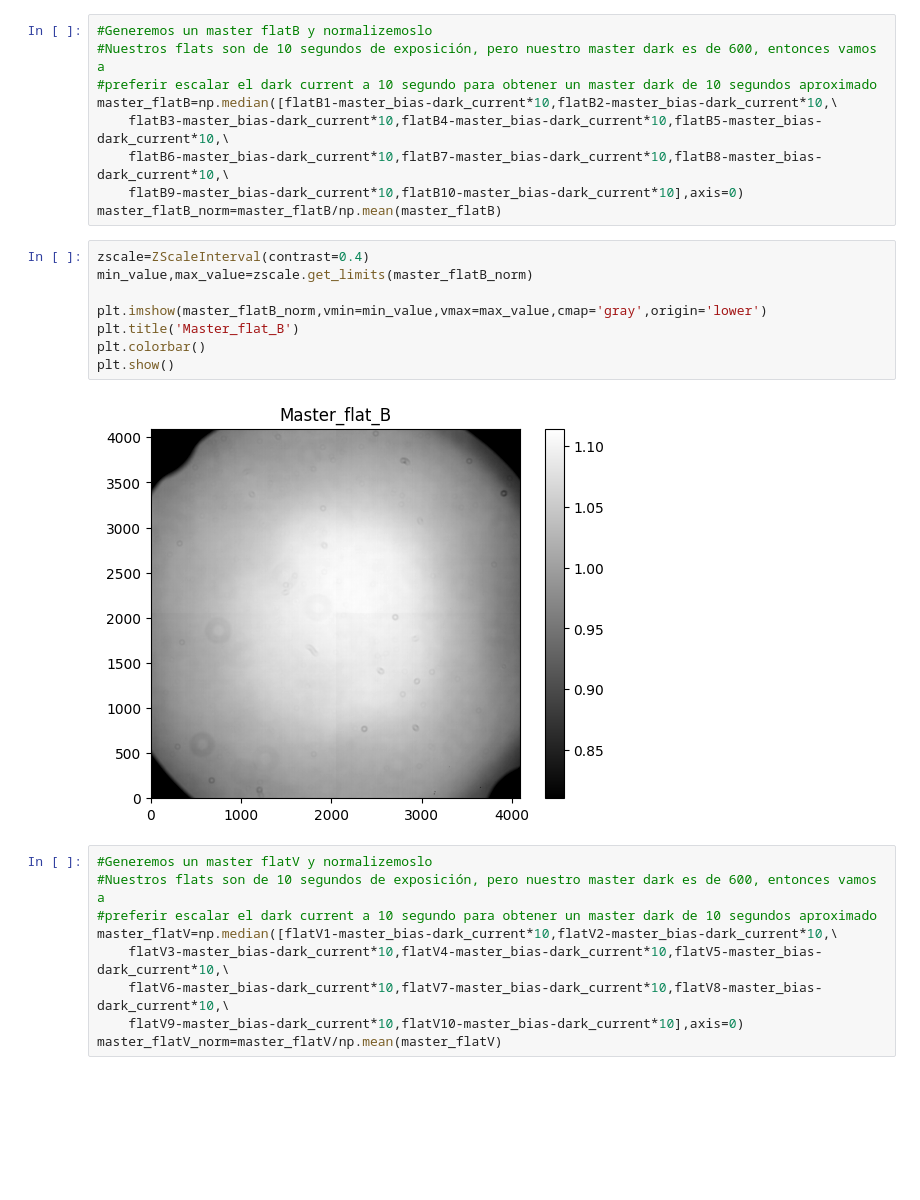
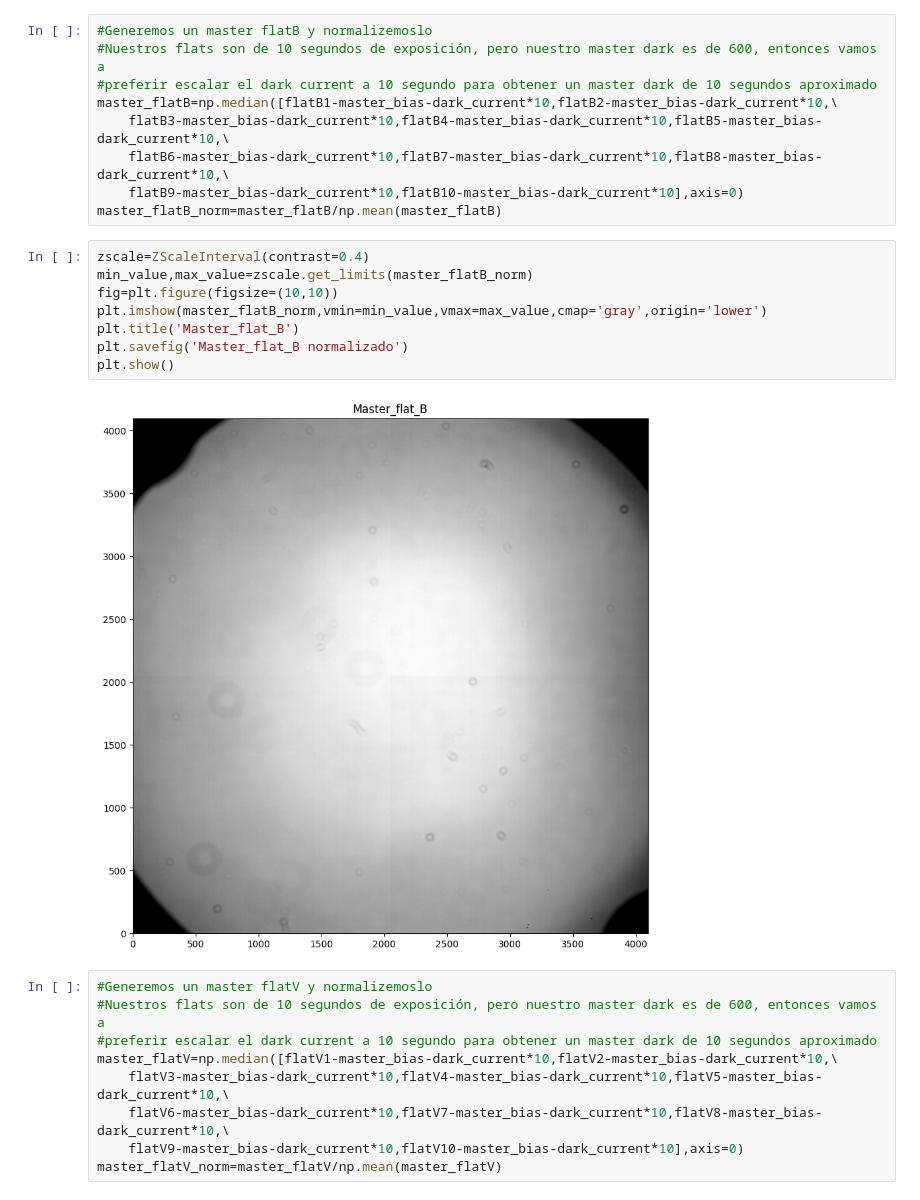
Before and after one commit to Bnyio/Instrumentacion2024, a Jupyter notebook: Master_Flats.ipynb, the cells around one changed output. Saved outputs shown, nothing was run; the diff lists cells and outputs as text; blank space fills up the shorter version.

```diff
--- a/Master_Flats.ipynb
+++ b/Master_Flats.ipynb
@@ -47,13 +47,13 @@ master_flatB_norm=master_flatB/np.mean(master_flatB)
 # %%
 zscale=ZScaleInterval(contrast=0.4)
 min_value,max_value=zscale.get_limits(master_flatB_norm)
-
+fig=plt.figure(figsize=(10,10))
 plt.imshow(master_flatB_norm,vmin=min_value,vmax=max_value,cmap='gray',origin='lower')
 plt.title('Master_flat_B')
-plt.colorbar()
+plt.savefig('Master_flat_B normalizado')
 plt.show()
 # %% [output]
-[figure, old version]
+[figure, new version]
 # %%
 #Generemos un master flatV y normalizemoslo
 #Nuestros flats son de 10 segundos de exposición, pero nuestro master dark es de 600, entonces vamos a
```
Also changed, not shown: parts of 1 cell of this notebook, 3 other files.
